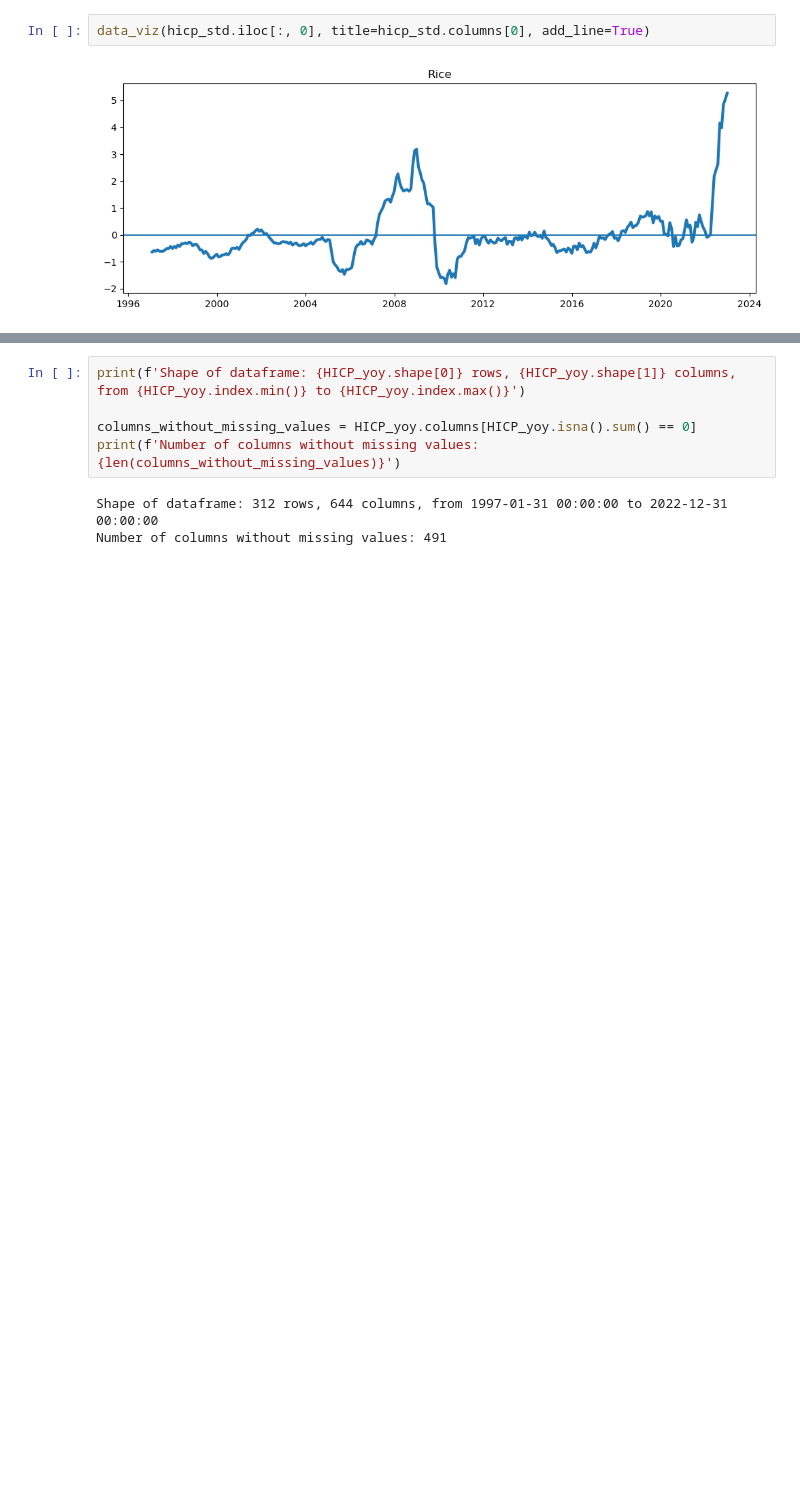
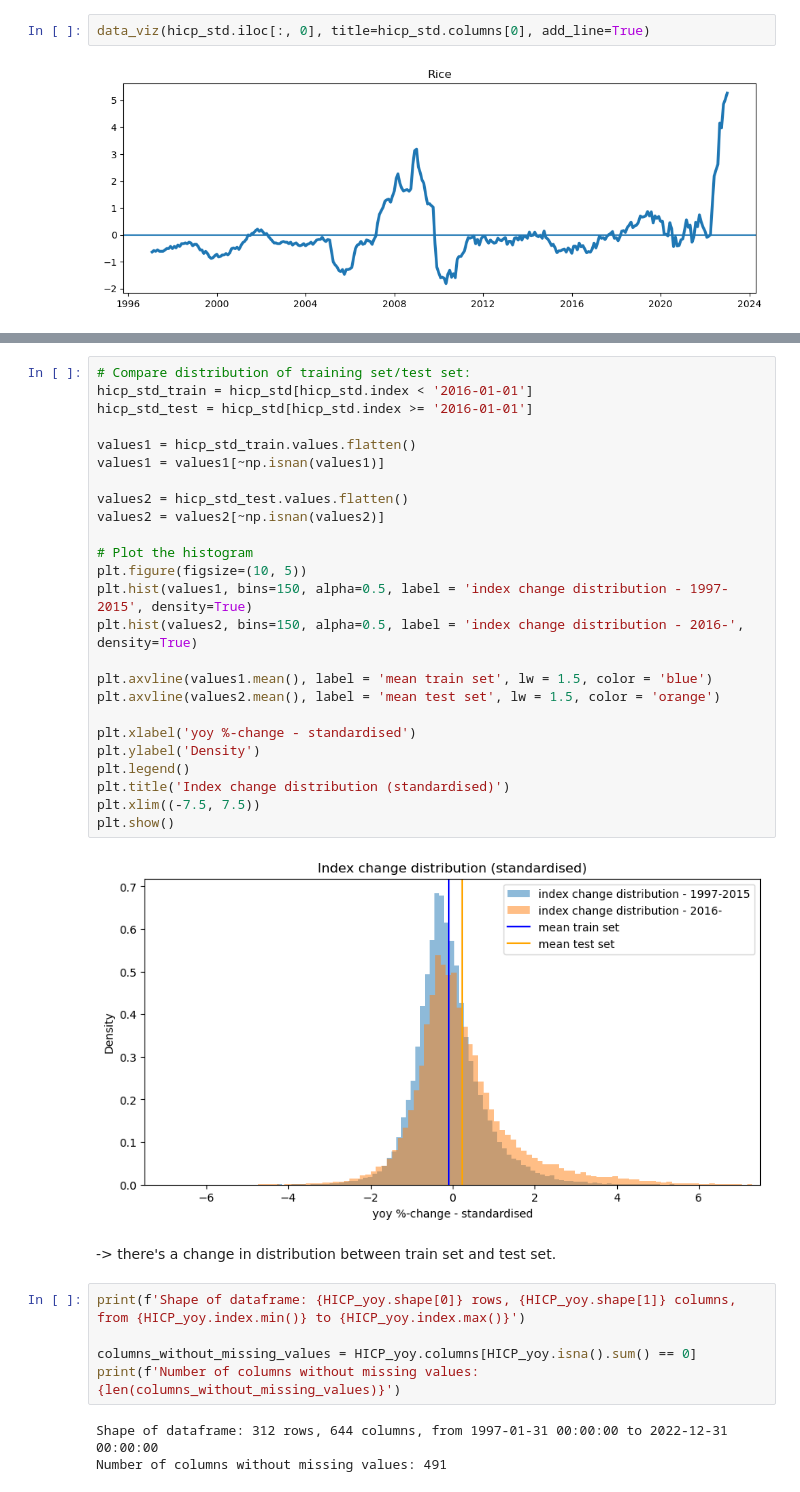
Before and after one commit to lamlam98765/thesis_code, a Jupyter notebook: main/HICP_all_preprocessed.ipynb, the cells around one changed output, grey strips where cells are left out. Cells and saved outputs as stored; diff of their text form; blank space fills up the shorter version.

```diff
--- a/main/HICP_all_preprocessed.ipynb
+++ b/main/HICP_all_preprocessed.ipynb
@@ -125,3 +154,32 @@ plt.show()
+# %%
+# Compare distribution of training set/test set:
+hicp_std_train = hicp_std[hicp_std.index < '2016-01-01']
+hicp_std_test = hicp_std[hicp_std.index >= '2016-01-01']
+
+values1 = hicp_std_train.values.flatten()
+values1 = values1[~np.isnan(values1)]
+
+values2 = hicp_std_test.values.flatten()
+values2 = values2[~np.isnan(values2)]
+
+# Plot the histogram
+plt.figure(figsize=(10, 5))
+plt.hist(values1, bins=150, alpha=0.5, label = 'index change distribution - 1997-2015', density=True)
+plt.hist(values2, bins=150, alpha=0.5, label = 'index change distribution - 2016-', density=True)
+
+plt.axvline(values1.mean(), label = 'mean train set', lw = 1.5, color = 'blue')
+plt.axvline(values2.mean(), label = 'mean test set', lw = 1.5, color = 'orange')
+
+plt.xlabel('yoy %-change - standardised')
+plt.ylabel('Density')
+plt.legend()
+plt.title('Index change distribution (standardised)')
+plt.xlim((-7.5, 7.5))
+plt.show()
+# %% [output]
+[figure, added]
+# %% [markdown]
+-> there's a change in distribution between train set and test set.
 # %%
 print(f'Shape of dataframe: {HICP_yoy.shape[0]} rows, {HICP_yoy.shape[1]} columns, from {HICP_yoy.index.min()} to {HICP_yoy.index.max()}')
 
```
Also changed, not shown: parts of 15 cells of this notebook, 1 other file.
